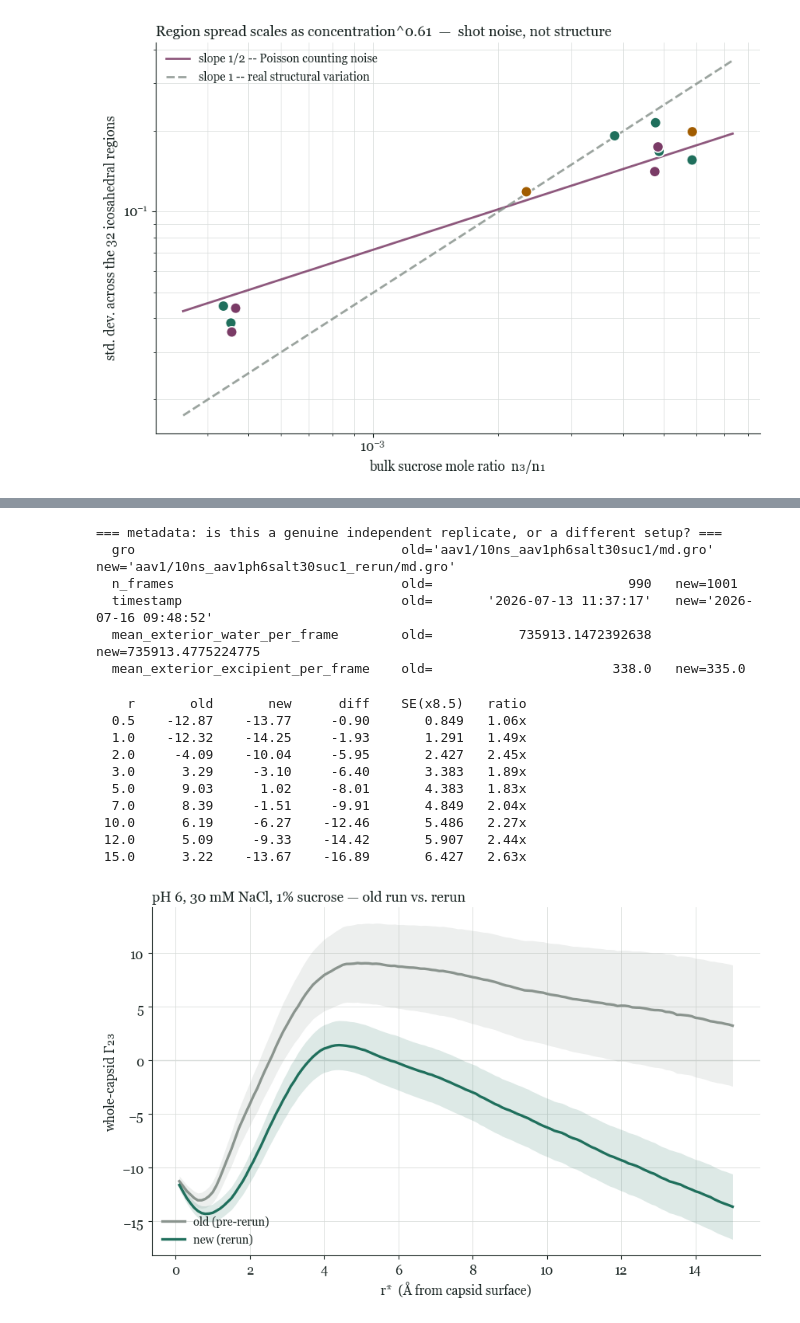
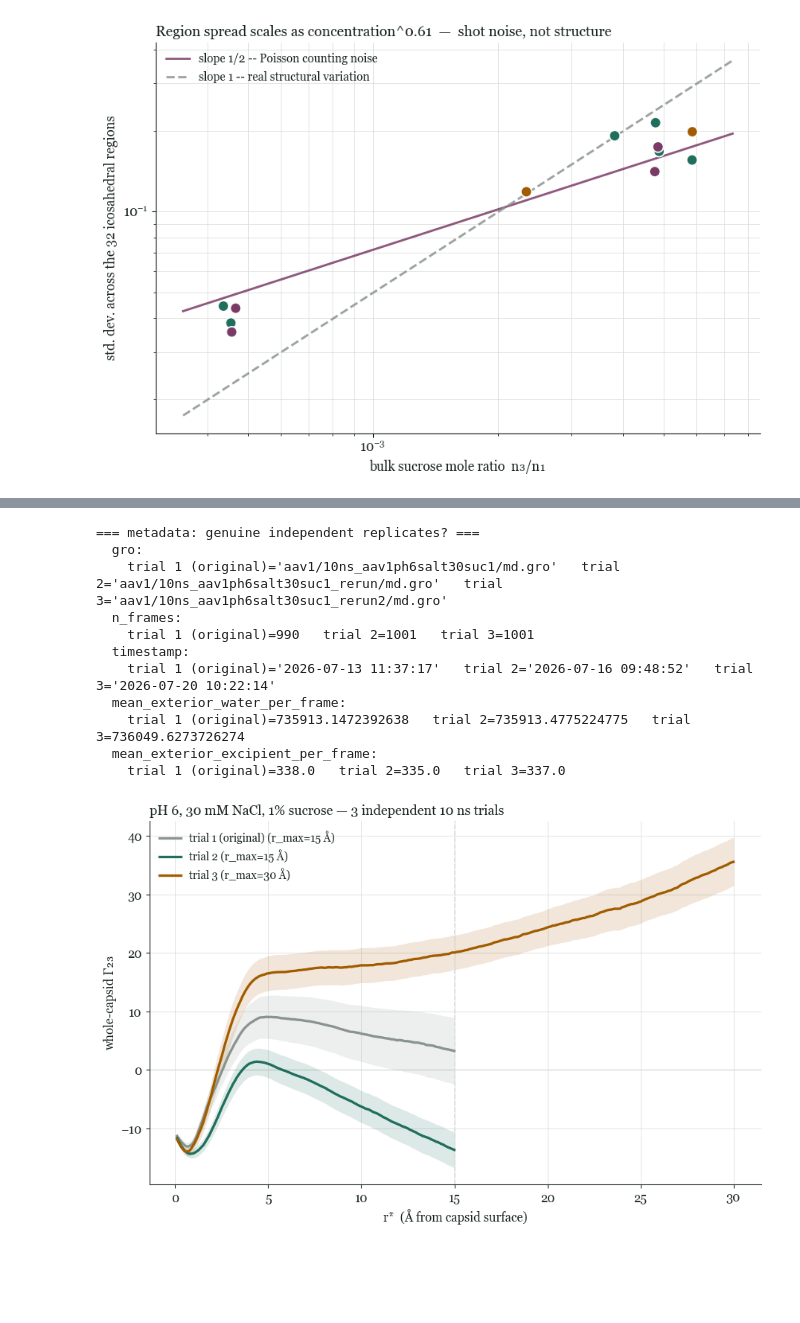
Before and after one commit to rei-plushie/pic_results, a Jupyter notebook: pic_suc_7_9/10ns-simulations/pic_analysis.ipynb, the cells around one changed output, grey strips where cells are left out. Saved outputs shown, nothing was run; the diff lists cells and outputs as text; code cells hidden in the pictures; blank space fills up the shorter version.

```diff
--- a/pic_suc_7_9/10ns-simulations/pic_analysis.ipynb
+++ b/pic_suc_7_9/10ns-simulations/pic_analysis.ipynb
@@ -418,7 +419,7 @@ below. Set `NORMALIZE = True` to switch both panels to per-mole-ratio units
 (they use the *same* normalizer, so each panel keeps measuring what it
 started with -- see the note below the cell if you're editing this).
 # %%
-NORMALIZE = False  # flip to True for concentration-normalized units
+NORMALIZE = True  # flip to True for concentration-normalized units
 
 forms = sorted((c for c in CONDITIONS if c["label"]), key=lambda c: c["rank"])
 does = sorted((c for c in CONDITIONS if not c["label"]),
@@ -761,55 +767,53 @@ def load_raw_curve(folder_name):
     return dict(r=r, g=g, sem=sem, meta=meta)
 
 
-OLD_FOLDER = "old-10ns_aav1ph6salt30suc1-old"
-NEW_FOLDER = "10ns_aav1ph6salt30suc1"
-old_run = load_raw_curve(OLD_FOLDER)
-new_run = load_raw_curve(NEW_FOLDER)
+def value_at_raw(run, r_target):
+    i = int(np.argmin(np.abs(run["r"] - r_target)))
+    assert abs(run["r"][i] - r_target) < 1e-6, f"no exact r={r_target} in this run"
+    return run["g"][i], run["sem"][i]
 
-print("=== metadata: is this a genuine independent replicate, or a different setup? ===")
+
+TRIALS = {
+    "trial 1 (original)": load_raw_curve("10ns_aav1ph6salt30suc1-rerun1"),
+    "trial 2":            load_raw_curve("10ns_aav1ph6salt30suc1"),
+    "trial 3":            load_raw_curve("10ns_aav1ph6salt30suc1_rerun2"),
+}
+TRIAL_COLORS = {"trial 1 (original)": GREY, "trial 2": TEAL, "trial 3": AMBER}
+
+print("=== metadata: genuine independent replicates? ===")
 for k in ("gro", "n_frames", "timestamp",
           "mean_exterior_water_per_frame", "mean_exterior_excipient_per_frame"):
-    print(f"  {k:36s} old={old_run['meta'].get(k)!r:>28}   new={new_run['meta'].get(k)!r}")
+    vals = "   ".join(f"{label}={run['meta'].get(k)!r}" for label, run in TRIALS.items())
+    print(f"  {k}:\n    {vals}")
 # %% [output]
-=== metadata: is this a genuine independent replicate, or a different setup? ===
-  gro                                  old='aav1/10ns_aav1ph6salt30suc1/md.gro'   new='aav1/10ns_aav1ph6salt30suc1_rerun/md.gro'
-  n_frames                             old=                         990   new=1001
-  timestamp                            old=       '2026-07-13 11:37:17'   new='2026-07-16 09:48:52'
-  mean_exterior_water_per_frame        old=           735913.1472392638   new=735913.4775224775
-  mean_exterior_excipient_per_frame    old=                       338.0   new=335.0
+=== metadata: genuine independent replicates? ===
+  gro:
+    trial 1 (original)='aav1/10ns_aav1ph6salt30suc1/md.gro'   trial 2='aav1/10ns_aav1ph6salt30suc1_rerun/md.gro'   trial 3='aav1/10ns_aav1ph6salt30suc1_rerun2/md.gro'
+  n_frames:
+    trial 1 (original)=990   trial 2=1001   trial 3=1001
+  timestamp:
+    trial 1 (original)='2026-07-13 11:37:17'   trial 2='2026-07-16 09:48:52'   trial 3='2026-07-20 10:22:14'
+  mean_exterior_water_per_frame:
+    trial 1 (original)=735913.1472392638   trial 2=735913.4775224775   trial 3=736049.6273726274
+  mean_exterior_excipient_per_frame:
+    trial 1 (original)=338.0   trial 2=335.0   trial 3=337.0
 # %%
-fig, ax = plt.subplots(figsize=(8.8, 5.6))
-for run, color, label in ((old_run, GREY, "old (pre-rerun)"), (new_run, TEAL, "new (rerun)")):
-    r, g, sem = run["r"], run["g"], run["sem"]
-    band = sem * CORR
-    ax.plot(r, g, color=color, linewidth=2.4, label=label)
-    ax.fill_between(r, g - band, g + band, color=color, alpha=0.15, linewidth=0)
+fig, ax = plt.subplots(figsize=(9.2, 6.0))
+for label, run in TRIALS.items():
+    color = TRIAL_COLORS[label]
+    band = run["sem"] * CORR
+    ax.plot(run["r"], run["g"], color=color, linewidth=2.4,
+            label=f"{label} (r_max={run['r'][-1]:g} \u00c5)")
+    ax.fill_between(run["r"], run["g"]-band, run["g"]+band, color=color, alpha=0.15, linewidth=0)
+ax.axvline(15, color=GRID, linewidth=1.2, ls="--", zorder=1)
 ax.axhline(0, color=GRID, linewidth=1, zorder=0)
 ax.grid(True, color=GRID, linewidth=0.55, zorder=0); ax.set_axisbelow(True)
 ax.set_xlabel("r*  (\u00c5 from capsid surface)")
 ax.set_ylabel("whole-capsid \u0393\u2082\u2083")
-ax.legend(frameon=False, fontsize=10.5, loc="lower left")
+ax.legend(frameon=False, fontsize=10.5, loc="upper left")
 for s in ("top", "right"):
     ax.spines[s].set_visible(False)
-ax.set_title("pH 6, 30 mM NaCl, 1% sucrose \u2014 old run vs. rerun", fontsize=13, loc="left")
+ax.set_title("pH 6, 30 mM NaCl, 1% sucrose \u2014 3 independent 10 ns trials", fontsize=13, loc="left")
 fig.tight_layout()
-
-print(f"{'r':>5s}  {'old':>8s}  {'new':>8s}  {'diff':>8s}  {'SE(x'+str(CORR)+')':>10s}  {'ratio':>6s}")
-for r_target in (0.5, 1, 2, 3, 5, 7, 10, 12, 15):
-    i_old = int(np.argmin(np.abs(old_run["r"] - r_target)))
-    i_new = int(np.argmin(np.abs(new_run["r"] - r_target)))
-    d = new_run["g"][i_new] - old_run["g"][i_old]
-    se = np.hypot(new_run["sem"][i_new]*CORR, old_run["sem"][i_old]*CORR)
-    print(f"{r_target:5.1f}  {old_run['g'][i_old]:8.2f}  {new_run['g'][i_new]:8.2f}  {d:8.2f}  {se:10.3f}  {abs(d)/se:5.2f}x")
 # %% [output]
-    r       old       new      diff    SE(x8.5)   ratio
-  0.5    -12.87    -13.77     -0.90       0.849   1.06x
-  1.0    -12.32    -14.25     -1.93       1.291   1.49x
-  2.0     -4.09    -10.04     -5.95       2.427   2.45x
-  3.0      3.29     -3.10     -6.40       3.383   1.89x
-  5.0      9.03      1.02     -8.01       4.383   1.83x
-  7.0      8.39     -1.51     -9.91       4.849   2.04x
- 10.0      6.19     -6.27    -12.46       5.486   2.27x
- 12.0      5.09     -9.33    -14.42       5.907   2.44x
- 15.0      3.22    -13.67    -16.89       6.427   2.63x
-[figure, old version]
+[figure, new version]
```
Also changed, not shown: parts of 18 cells of this notebook.
